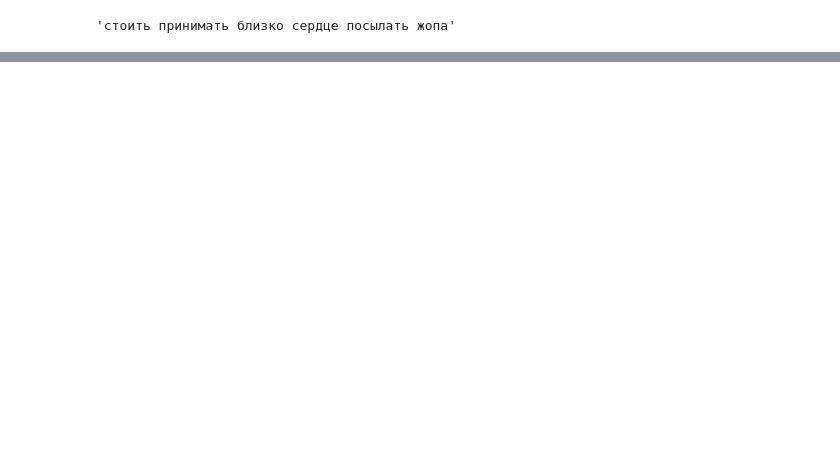
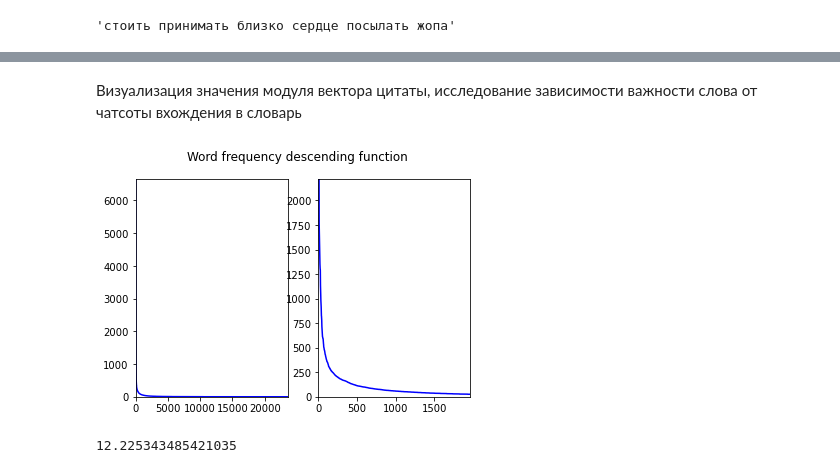
Before and after one commit to featztex/PsychoBot, a Jupyter notebook: ml/model_d2v_35k.ipynb, the cells around one changed output, grey strips where cells are left out. Drawn from its saved outputs; the diff is of its cells as text; code cells hidden in the pictures; blank space fills up the shorter version.

Commit message:
a lot of results with visualisation, searching for dependencies

```diff
--- a/ml/model_d2v_35k.ipynb
+++ b/ml/model_d2v_35k.ipynb
@@ -261,0 +256,3 @@ Doc2Vec(dm/m,d50,n5,w8,mc2,s0.001,t4)
+# %%
+vocab = {k: v for k, v in sorted(model.raw_vocab.items(), key=lambda item: item[1], reverse=True)}
+len(vocab)
@@ -261,0 +283,18 @@ Doc2Vec(dm/m,d50,n5,w8,mc2,s0.001,t4)
+# %% [markdown]
+Визуализация значения модуля вектора цитаты, исследование зависимости важности слова от чатсоты вхождения в словарь
+# %%
+fig, axs = plt.subplots(1, 2)
+fig.suptitle('Word frequency descending function')
+axs[0].plot([i for i in range(len(vocab))], vocab.values(), 'blue')
+axs[0].axis([0, len(vocab), 0, max(vocab.values())])
+axs[1].plot([i for i in range(len(vocab))], vocab.values(), 'blue')
+axs[1].axis([0, len(vocab)/12, 0, max(vocab.values())/3])
+plt.show()
+# %% [output]
+[figure, added]
+# %%
+vec_mod = [sum(model_35k_exp.dv[i]**2) for i in range(len(model_35k_exp.dv))]
+#word_occur = []
+sorted(vec_mod)[len(model_35k_exp.dv)-1]
+# %% [output]
+12.225343485421035
```
Also changed, not shown: parts of 19 cells of this notebook.
